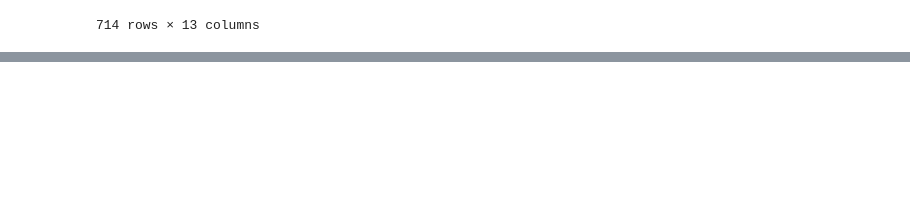
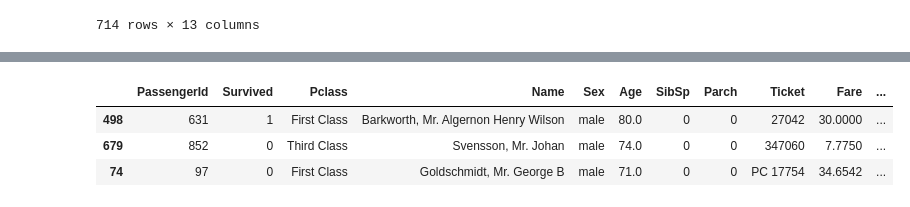
Before and after one commit to VincentG03/Data-Science-Syntax, a Jupyter notebook: pandas.ipynb, the cells around one changed output, grey strips where cells are left out. Saved outputs shown, nothing was run; the diff lists cells and outputs as text; code cells hidden in the pictures; blank space fills up the shorter version.

```diff
--- a/pandas.ipynb
+++ b/pandas.ipynb
@@ -1089,0 +1204,8 @@ df
+# %%
+# Return the 3 oldest members in the data frame
+df.nlargest(n = 3, columns = 'Age')
+# %% [output]
+|  | PassengerId | Survived | Pclass | Name | Sex | Age | SibSp | Parch | Ticket | Fare | ... |
+| 498 | 631 | 1 | First Class | Barkworth, Mr. Algernon Henry Wilson | male | 80.0 | 0 | 0 | 27042 | 30.0000 | ... |
+| 679 | 852 | 0 | Third Class | Svensson, Mr. Johan | male | 74.0 | 0 | 0 | 347060 | 7.7750 | ... |
+| 74 | 97 | 0 | First Class | Goldschmidt, Mr. George B | male | 71.0 | 0 | 0 | PC 17754 | 34.6542 | ... |
```
Also changed, not shown: parts of 22 cells of this notebook.
